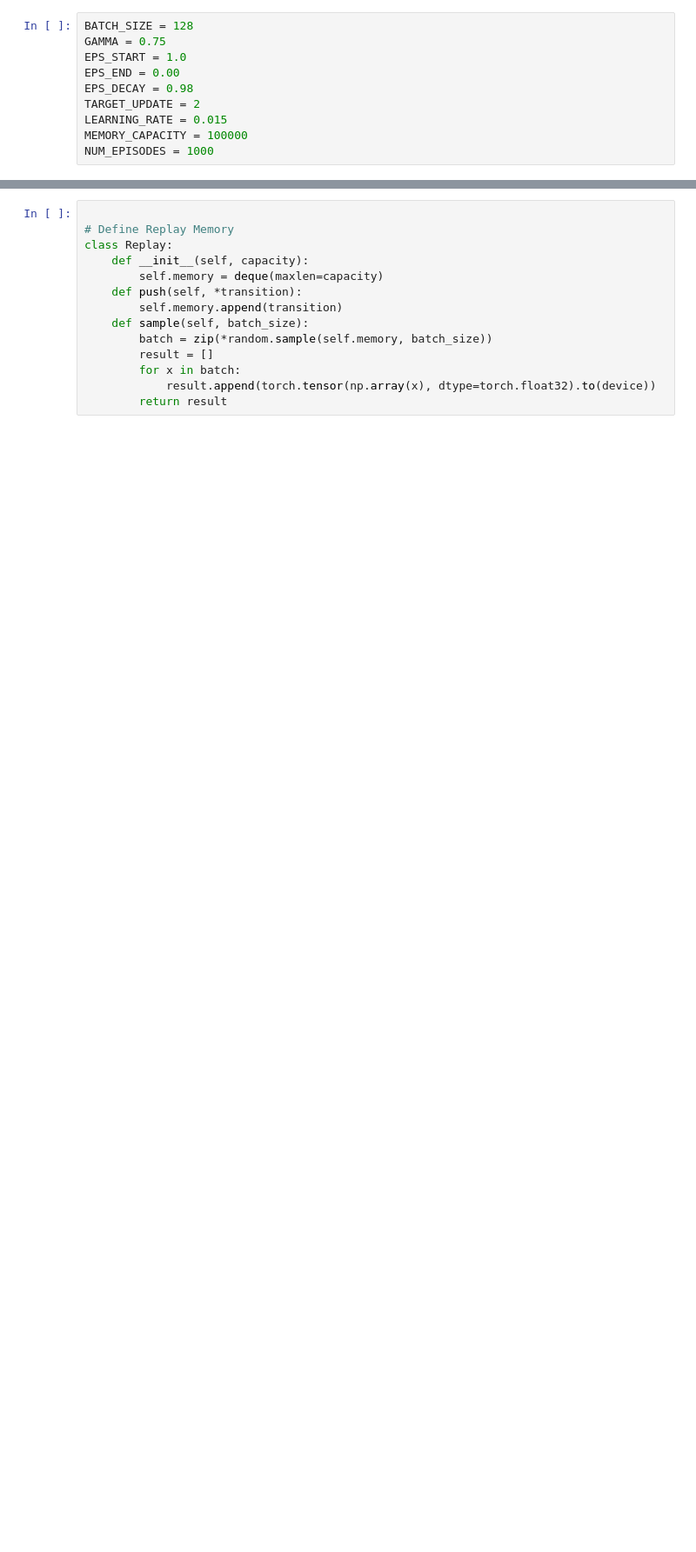
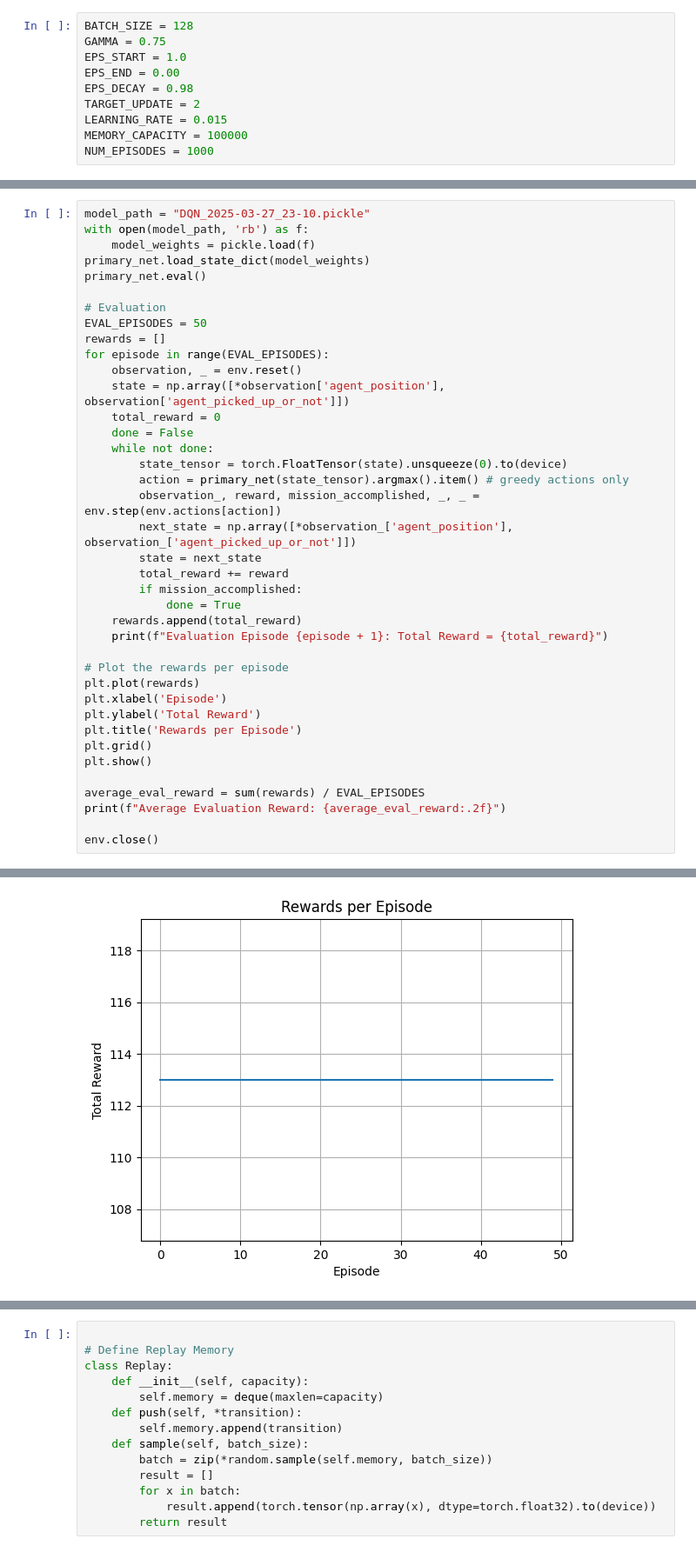
Before and after one commit to HandleGod101/CSE546-Sp25-Assignment-2-Team-18, a Jupyter notebook: a2_part_2_senandem_adwibedi.ipynb, the cells around one changed output, grey strips where cells are left out. Shown at 87% size. Saved outputs shown, nothing was run; the diff lists cells and outputs as text; blank space fills up the shorter version.

```diff
--- a/a2_part_2_senandem_adwibedi.ipynb
+++ b/a2_part_2_senandem_adwibedi.ipynb
@@ -665,0 +273,40 @@ for episode in range(NUM_EPISODES):
+# %%
+model_path = "DQN_2025-03-27_23-10.pickle"
+with open(model_path, 'rb') as f:
+    model_weights = pickle.load(f)
+primary_net.load_state_dict(model_weights)
+primary_net.eval()
+
+# Evaluation
+EVAL_EPISODES = 50
+rewards = []
+for episode in range(EVAL_EPISODES):
+    observation, _ = env.reset()
+    state = np.array([*observation['agent_position'], observation['agent_picked_up_or_not']])
+    total_reward = 0
+    done = False
+    while not done:
+        state_tensor = torch.FloatTensor(state).unsqueeze(0).to(device)
+        action = primary_net(state_tensor).argmax().item() # greedy actions only
+        observation_, reward, mission_accomplished, _, _ = env.step(env.actions[action])
+        next_state = np.array([*observation_['agent_position'], observation_['agent_picked_up_or_not']])
+        state = next_state
+        total_reward += reward
+        if mission_accomplished:
+            done = True
+    rewards.append(total_reward)
+    print(f"Evaluation Episode {episode + 1}: Total Reward = {total_reward}")
+
+# Plot the rewards per episode
+plt.plot(rewards)
+plt.xlabel('Episode')
+plt.ylabel('Total Reward')
+plt.title('Rewards per Episode')
+plt.grid()
+plt.show()
+
+average_eval_reward = sum(rewards) / EVAL_EPISODES
+print(f"Average Evaluation Reward: {average_eval_reward:.2f}")
+
+env.close()
+# %% [output]
@@ -665,0 +330 @@ for episode in range(NUM_EPISODES):
+[figure, added]
```
Also changed, not shown: parts of 40 cells of this notebook, 4 other files.
